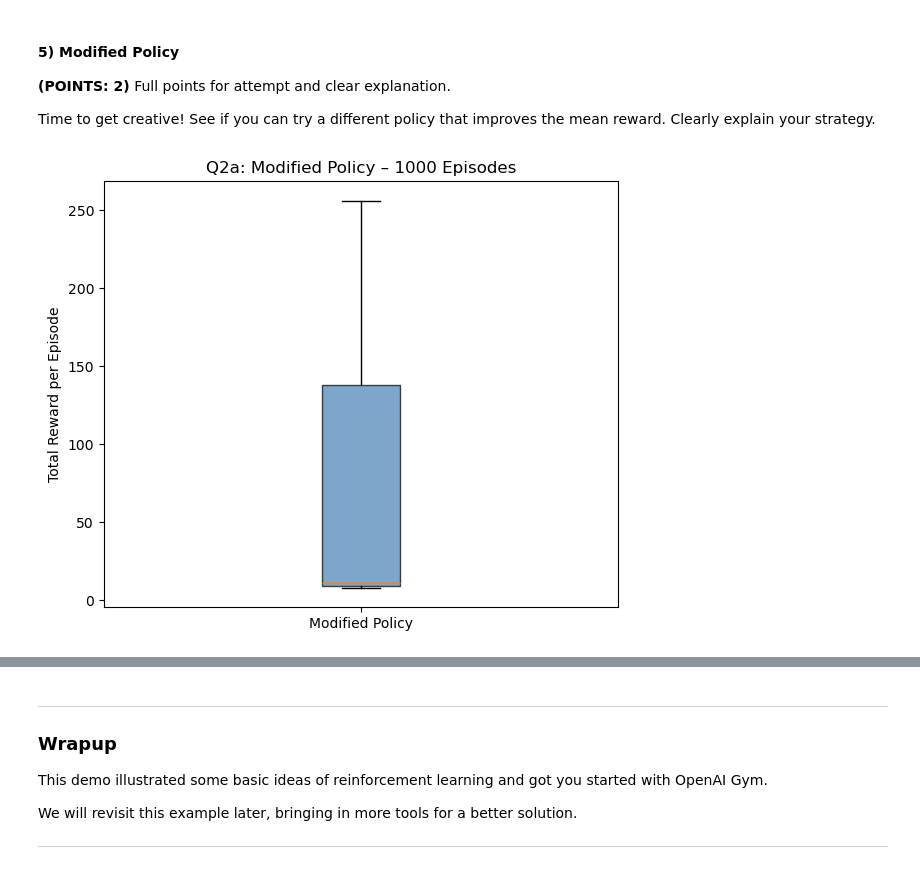
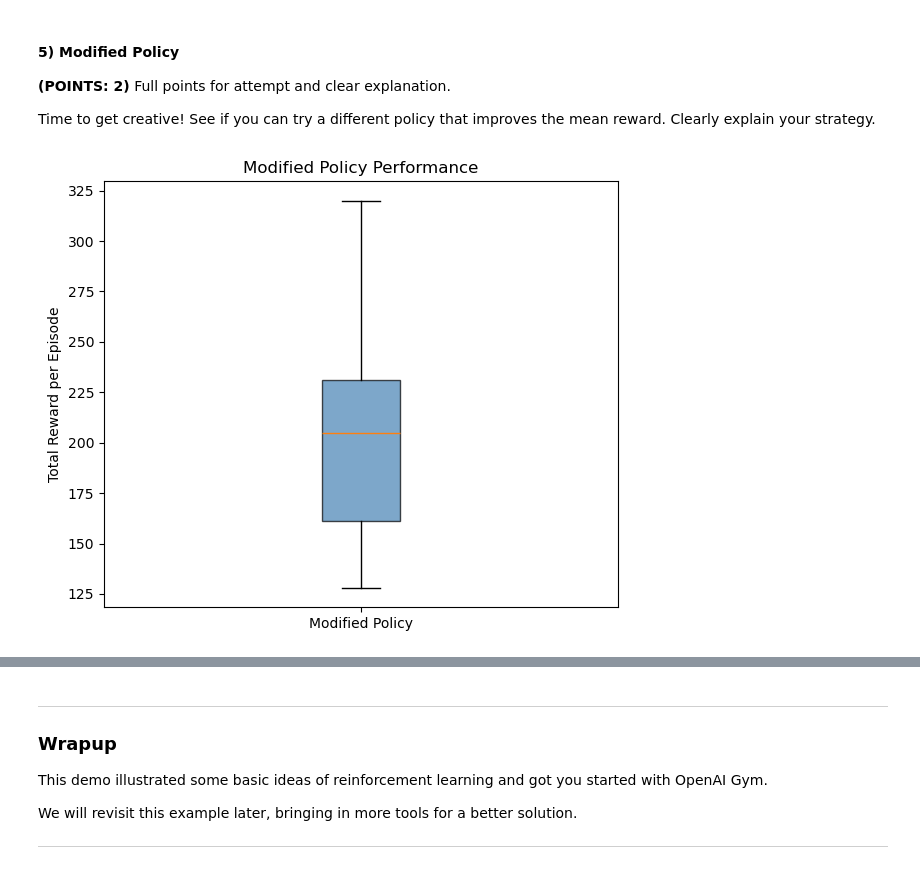
Before and after one commit to psridhar99/reinforcement_learning_online_msds, a Jupyter notebook: 01_rl_fundamentals/lab_cart_pole1_basics_and_simple_policy.ipynb, the cells around one changed output, grey strips where cells are left out. Cells and saved outputs as stored; diff of their text form; code cells hidden in the pictures.

```diff
--- a/01_rl_fundamentals/lab_cart_pole1_basics_and_simple_policy.ipynb
+++ b/01_rl_fundamentals/lab_cart_pole1_basics_and_simple_policy.ipynb
@@ -234,8 +234,7 @@ Each time step will call the `step()` method to get the next state and reward. P
 # %%
 import numpy as np
 
-env = gym.make("CartPole-v1", render_mode = "rgb_array")
-env = rl.RenderFrame(env, "./output")
+env = gym.make("CartPole-v1")
 num_episodes = 1000
 timesteps_per_episode = 1000
 episode_rewards = []
@@ -301,8 +292,7 @@ def reversed_simple_policy(state):
 
     return action
 # %%
-env = gym.make("CartPole-v1", render_mode = "rgb_array")
-env = rl.RenderFrame(env, "./output")
+env = gym.make("CartPole-v1")
 
 num_episodes = 1000
 timesteps_per_episode = 1000
@@ -363,12 +345,11 @@ def modified_policy(state):
     elif state[2] >= 0 and state[3] < 0: # if pole leaning right but rotating left, then move left to counteract
         action = 0
     else:
-        action = 0
+        action = 1
 
     return action
 # %%
-env = gym.make("CartPole-v1", render_mode = "rgb_array")
-env = rl.RenderFrame(env, "./output")
+env = gym.make("CartPole-v1")
 
 num_episodes = 1000
 timesteps_per_episode = 1000
@@ -390,14 +371,14 @@ env.close()
 # %%
 episode_rewards = np.array(episode_rewards)
 fig, ax = plt.subplots(figsize=(6, 5))
 ax.boxplot(episode_rewards, patch_artist=True,
               boxprops=dict(facecolor='steelblue', alpha=0.7))
 ax.set_ylabel('Total Reward per Episode')
-ax.set_title('Q2a: Modified Policy – 1000 Episodes')
+ax.set_title('Modified Policy Performance')
 ax.set_xticks([1]); ax.set_xticklabels(['Modified Policy'])
 plt.tight_layout(); plt.show()
 # %% [output]
-[figure, old version]
+[figure, new version]
 # %%
 print(f'Mean reward = {episode_rewards.mean()}')
 print(f'Max reward  = {episode_rewards.max()}')
```
Also changed, not shown: parts of 10 cells of this notebook.
